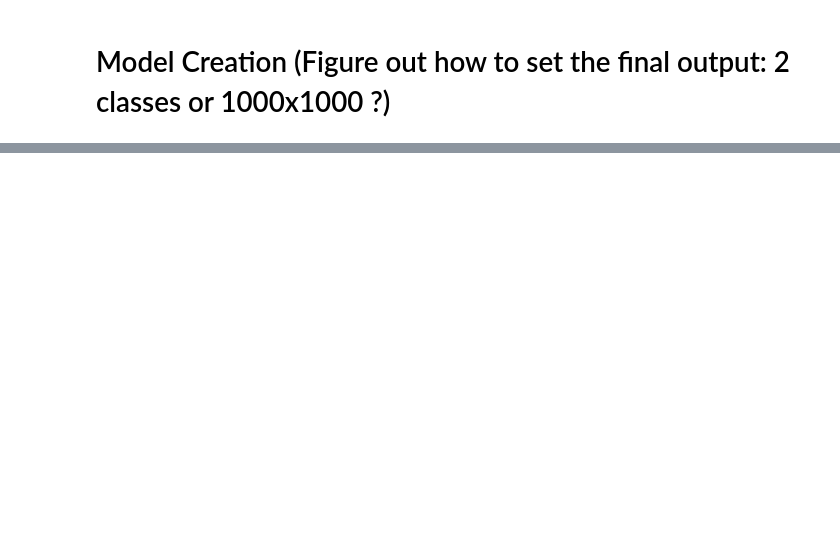
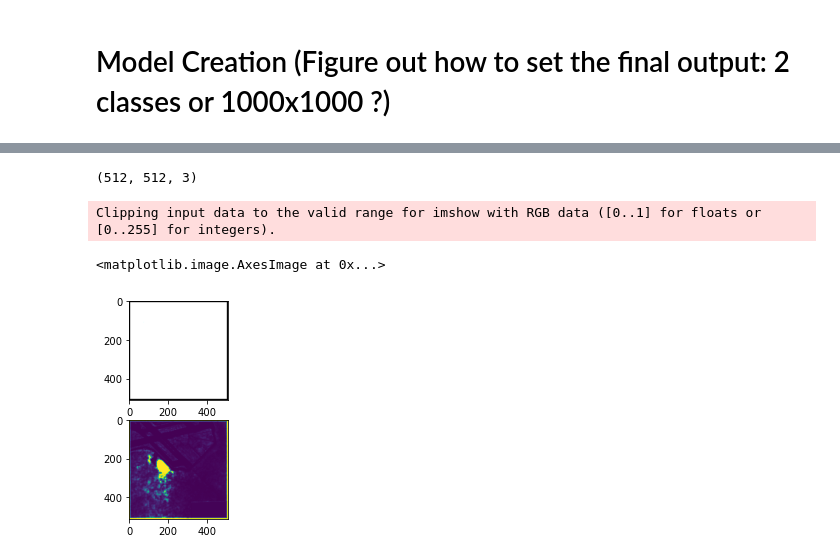
Before and after one commit to anikethsuresh/Massachusetts-Road-Prediction, a Jupyter notebook: main.ipynb, the cells around one changed output, grey strips where cells are left out. Cells and saved outputs as stored; diff of their text form; code cells hidden in the pictures; blank space fills up the shorter version.

```diff
--- a/main.ipynb
+++ b/main.ipynb
@@ -20,3 +18,7 @@ img_width = 1500
+# %%
+batch_size = 2
+img_width = 512
+img_height = 512
 # %%
 data_dir = "archive/tiff/"
 print(os.listdir(data_dir))
@@ -298,2 +293,15 @@ np.unique(model(tuple(train_data.dataset.take(1))[0][0][:1]).numpy(), return_cou
+# %%
+loaded = tf.saved_model.load("saved_models/my_model")
+# %%
+fig, axs = plt.subplots(2)
+test_result = loaded(tuple(train_data.dataset.take(1))[0][0][:1]).numpy().reshape((img_height,img_width))
+print(tuple(train_data.dataset.take(1))[0][0][1].shape)
+axs[0].imshow(tuple(train_data.dataset.take(1))[0][0][1])
+axs[1].imshow(test_result)
+# %% [output]
+(512, 512, 3)
+Clipping input data to the valid range for imshow with RGB data ([0..1] for floats or [0..255] for integers).
+<matplotlib.image.AxesImage at 0x...>
+[figure, added]
 # %%
 np.unique((tuple(train_data.dataset.take(1))[0][1][:1]).numpy(), return_counts=True)
```
Also changed, not shown: parts of 27 cells of this notebook, 3 other files.
